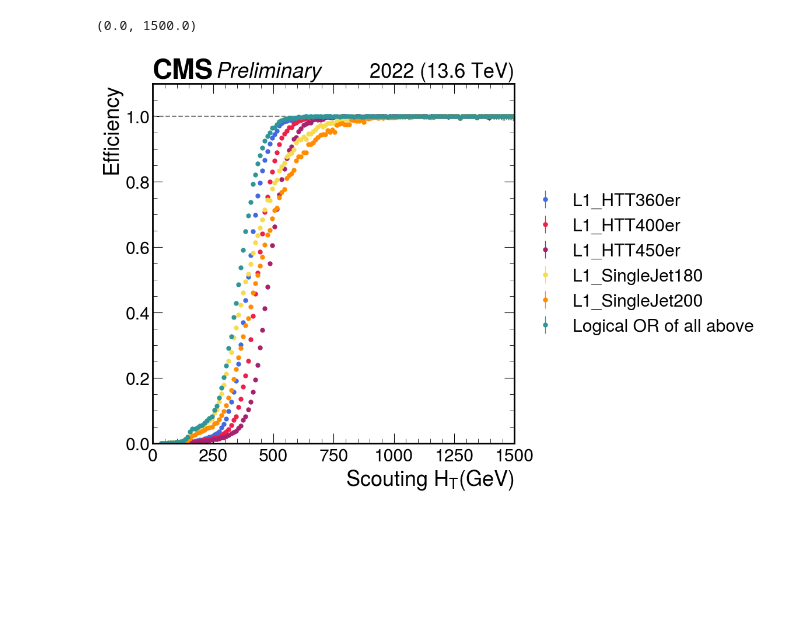
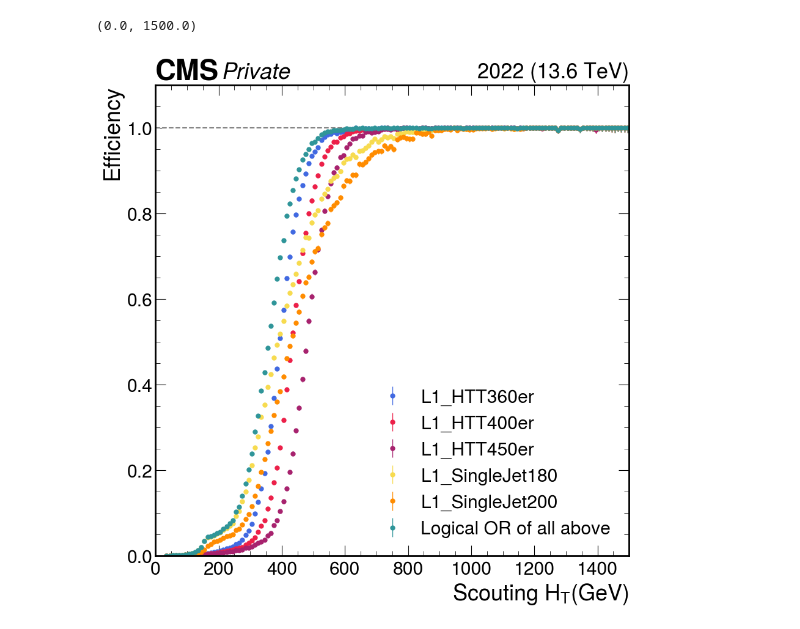
Before and after one commit to alintulu/PNCalibration, a Jupyter notebook: trigger.ipynb, the cells around one changed output. Drawn from its saved outputs; the diff is of its cells as text; code cells hidden in the pictures; blank space fills up the shorter version.

```diff
--- a/trigger.ipynb
+++ b/trigger.ipynb
@@ -170,13 +36,13 @@ for era in ["C", "D", "E", "F", "G"]:
         'any': "#2F9599",
     }
 
-    triggers = ['L1_HTT360er', 'L1_HTT400er', 'L1_HTT450er', 'L1_SingleJet180', 'L1_SingleJet200', 'any']
+    triggers = ['L1_HTT200er', 'L1_HTT360er', 'L1_HTT400er', 'L1_HTT450er', 'L1_SingleJet180', 'L1_SingleJet200', 'any']
     #triggers = ['PFHT780', 'PFHT1050', 'PFJet200', 'PFJet260', 'PFJet320', 'PFJet400', 'PFJet450', 'PFJet500', 'PFJet550', 'PFHT590', 'PFHT680', 'PFHT430', 'PFHT510', 'PFHT250', 'PFHT890', 'PFHT370', 'PFJet110', 'PFJet140', 'PFHT180', 'PFJet40', 'PFJet60', 'any']
 
     for trigger in triggers:
 
         ptproj = (
-            out["ak8"]
+            out["ak4"]
             .project("pt", "trigger", "dataset")
         )
         denom = ptproj[:, hist.loc("none"), hist.loc(dataset)]
@@ -219,13 +85,13 @@ for era in ["C", "D", "E", "F", "G"]:
                         num.axes[0].centers,
                         efficiency,
                         yerr=error.T,
-                        color=colours[trigger],
+                        #color=colours[trigger],
                         label=trigger if trigger != "any" else "Logical OR of all above",
                         **data_err_opts,
                     )
 
     mplhep.cms.label(ax=ax, data=True, year=dataset, com=13.6, label="Preliminary")
-    ax.set_xlabel(r"Scouting leading AK8 jet $p_T$ (GeV)")
+    ax.set_xlabel(r"Scouting leading AK4 jet $p_T$ (GeV)")
     ax.set_ylim(0, 1.1)
     ax.axhline(y=1, linestyle="--", color="gray")
     ax.legend(loc='center left', bbox_to_anchor=(1, 0.5))
@@ -240,7 +109,7 @@ warnings.filterwarnings("ignore", "invalid value encountered in divide")
 
 dataset = "2022"
 
-fig, ax = plt.subplots(figsize=(8,8))
+fig, ax = plt.subplots(figsize=(10,10))
 
 colours = {
     'L1_HTT360er' : "royalblue",
@@ -285,33 +154,34 @@ for trigger in triggers:
     # removing large errors in empty bins
     error_low[error_low == 1] = 0
     error_high[error_high == 1] = 0
 
     # stacking errors
     error = np.concatenate((error_low.reshape(error_low.shape[0], 1), error_high.reshape(error_high.shape[0], 1)), axis=1)
 
     data_err_opts = {
             'linestyle': 'none',
             'marker': '.',
             'markersize': 10.,
             'elinewidth': 1,
         }
 
     ax.errorbar(
                     num.axes[0].centers,
                     efficiency,
                     yerr=error.T,
                     color=colours[trigger],
                     label=trigger if trigger != "any" else "Logical OR of all above",
                     **data_err_opts,
                 )
 
-mplhep.cms.label(ax=ax, data=True, year=dataset, com=13.6, label="Preliminary")
+mplhep.cms.label(ax=ax, data=True, year=dataset, com=13.6, label="Private")
 ax.set_xlabel(r"Scouting $H_T$(GeV)")
 ax.set_ylim(0, 1.1)
 ax.axhline(y=1, linestyle="--", color="gray")
-ax.legend(loc='center left', bbox_to_anchor=(1, 0.5))
+ax.legend(loc="best")
+#ax.legend(loc='center left', bbox_to_anchor=(1, 0.5))
 ax.set_ylabel("Efficiency")
 ax.set_xlim(0, 1500)
 # %% [output]
 (0.0, 1500.0)
-[figure, old version]
+[figure, new version]
```
Also changed, not shown: parts of 10 cells of this notebook, 12 other files.
